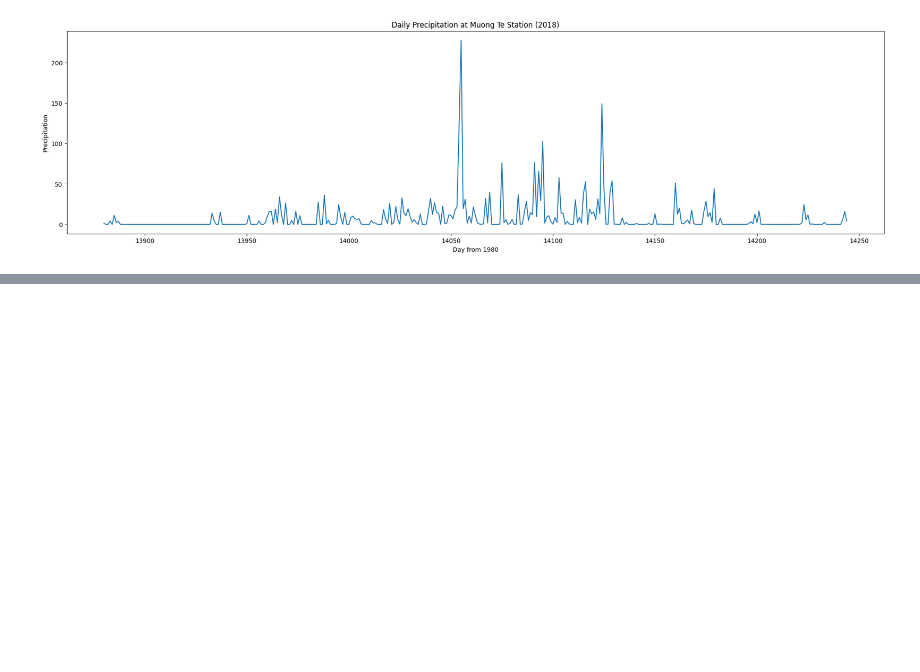
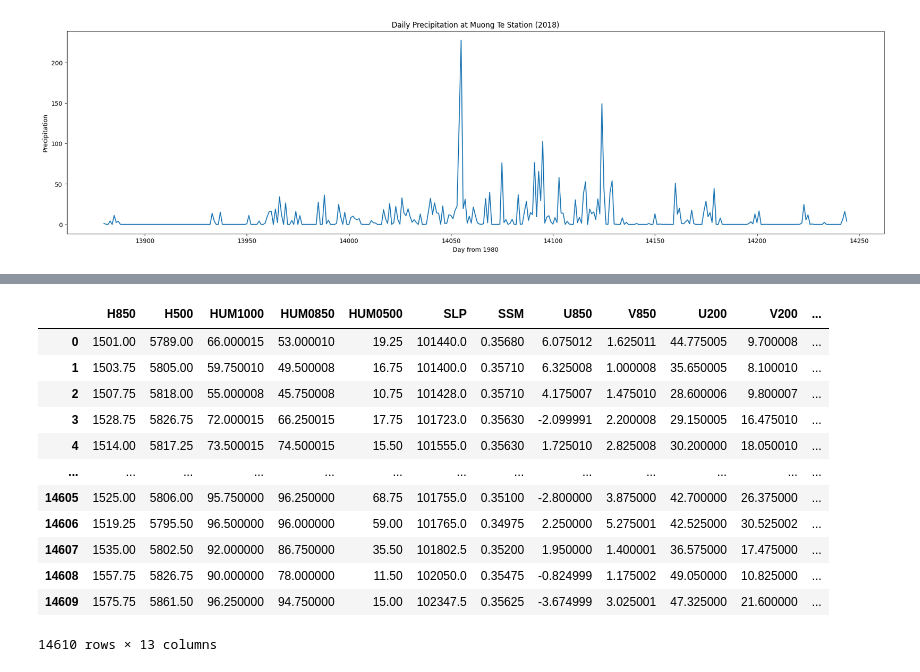
Before and after one commit to phuonglh/vlp, a Jupyter notebook: s2s/src/main/python/extreme.ipynb, the cells around one changed output, grey strips where cells are left out. Saved outputs shown, nothing was run; the diff lists cells and outputs as text; code cells hidden in the pictures; blank space fills up the shorter version.

```diff
--- a/s2s/src/main/python/extreme.ipynb
+++ b/s2s/src/main/python/extreme.ipynb
@@ -188,0 +126,2 @@ sum(y18) # number of days with extreme >= 90%
+# %%
+featurePaths = [f"{basePath}{f}.80-19.csv" for f in ["geo", "hum", "slp", "ssm", "uvw"]]
@@ -188,0 +132,4 @@ sum(y18) # number of days with extreme >= 90%
+# %%
+dfs = [pd.read_csv(path) for path in featurePaths]
+# %%
+df = pd.concat(dfs, axis=1)
@@ -188,0 +152,3 @@ sum(y18) # number of days with extreme >= 90%
+# %%
+df['Date'] = dfY['Date']
+df['y'] = dfY['y']
@@ -188,0 +157,16 @@ sum(y18) # number of days with extreme >= 90%
+# %%
+df
+# %% [output]
+|  | H850 | H500 | HUM1000 | HUM0850 | HUM0500 | SLP | SSM | U850 | V850 | U200 | V200 | ... |
+| 0 | 1501.00 | 5789.00 | 66.000015 | 53.000010 | 19.25 | 101440.0 | 0.35680 | 6.075012 | 1.625011 | 44.775005 | 9.700008 | ... |
+| 1 | 1503.75 | 5805.00 | 59.750010 | 49.500008 | 16.75 | 101400.0 | 0.35710 | 6.325008 | 1.000008 | 35.650005 | 8.100010 | ... |
+| 2 | 1507.75 | 5818.00 | 55.000008 | 45.750008 | 10.75 | 101428.0 | 0.35710 | 4.175007 | 1.475010 | 28.600006 | 9.800007 | ... |
+| 3 | 1528.75 | 5826.75 | 72.000015 | 66.250015 | 17.75 | 101723.0 | 0.35630 | -2.099991 | 2.200008 | 29.150005 | 16.475010 | ... |
+| 4 | 1514.00 | 5817.25 | 73.500015 | 74.500015 | 15.50 | 101555.0 | 0.35630 | 1.725010 | 2.825008 | 30.200000 | 18.050010 | ... |
+| ... | ... | ... | ... | ... | ... | ... | ... | ... | ... | ... | ... | ... |
+| 14605 | 1525.00 | 5806.00 | 95.750000 | 96.250000 | 68.75 | 101755.0 | 0.35100 | -2.800000 | 3.875000 | 42.700000 | 26.375000 | ... |
+| 14606 | 1519.25 | 5795.50 | 96.500000 | 96.000000 | 59.00 | 101765.0 | 0.34975 | 2.250000 | 5.275001 | 42.525000 | 30.525002 | ... |
+| 14607 | 1535.00 | 5802.50 | 92.000000 | 86.750000 | 35.50 | 101802.5 | 0.35200 | 1.950000 | 1.400001 | 36.575000 | 17.475000 | ... |
+| 14608 | 1557.75 | 5826.75 | 90.000000 | 78.000000 | 11.50 | 102050.0 | 0.35475 | -0.824999 | 1.175002 | 49.050000 | 10.825000 | ... |
+| 14609 | 1575.75 | 5861.50 | 96.250000 | 94.750000 | 15.00 | 102347.5 | 0.35625 | -3.674999 | 3.025001 | 47.325000 | 21.600000 | ... |
+14610 rows × 13 columns
```
Also changed, not shown: parts of 57 cells of this notebook.
